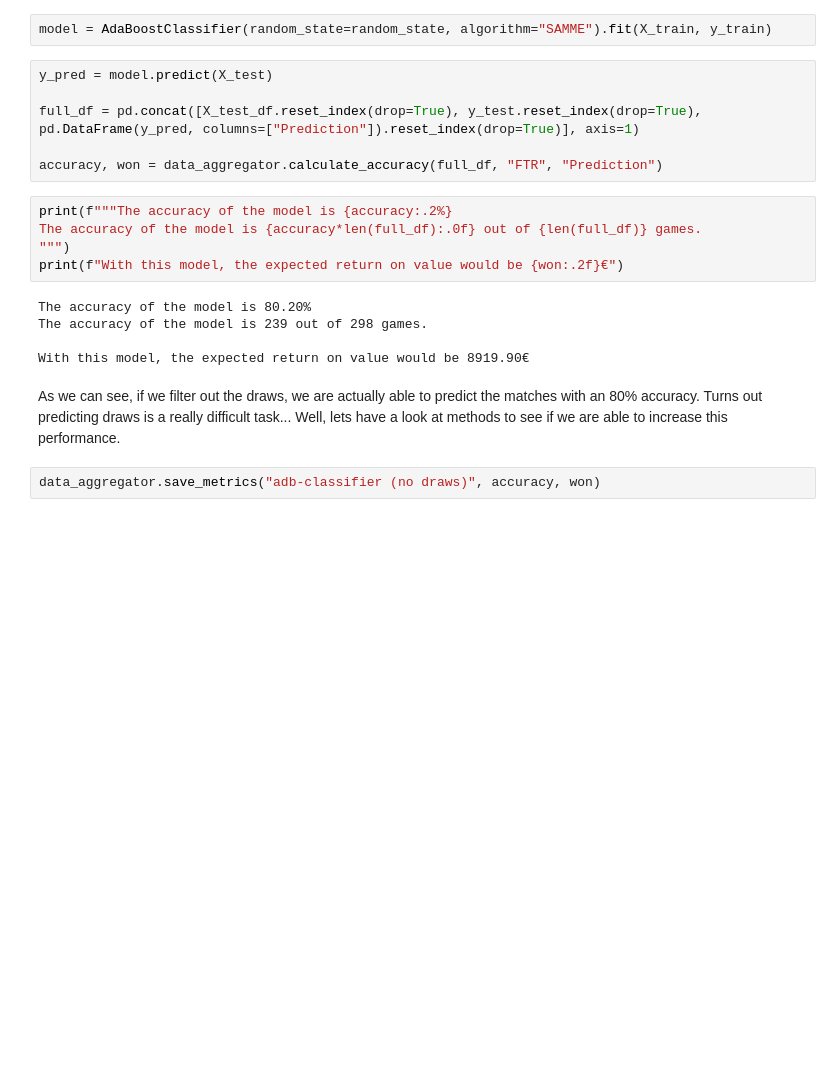
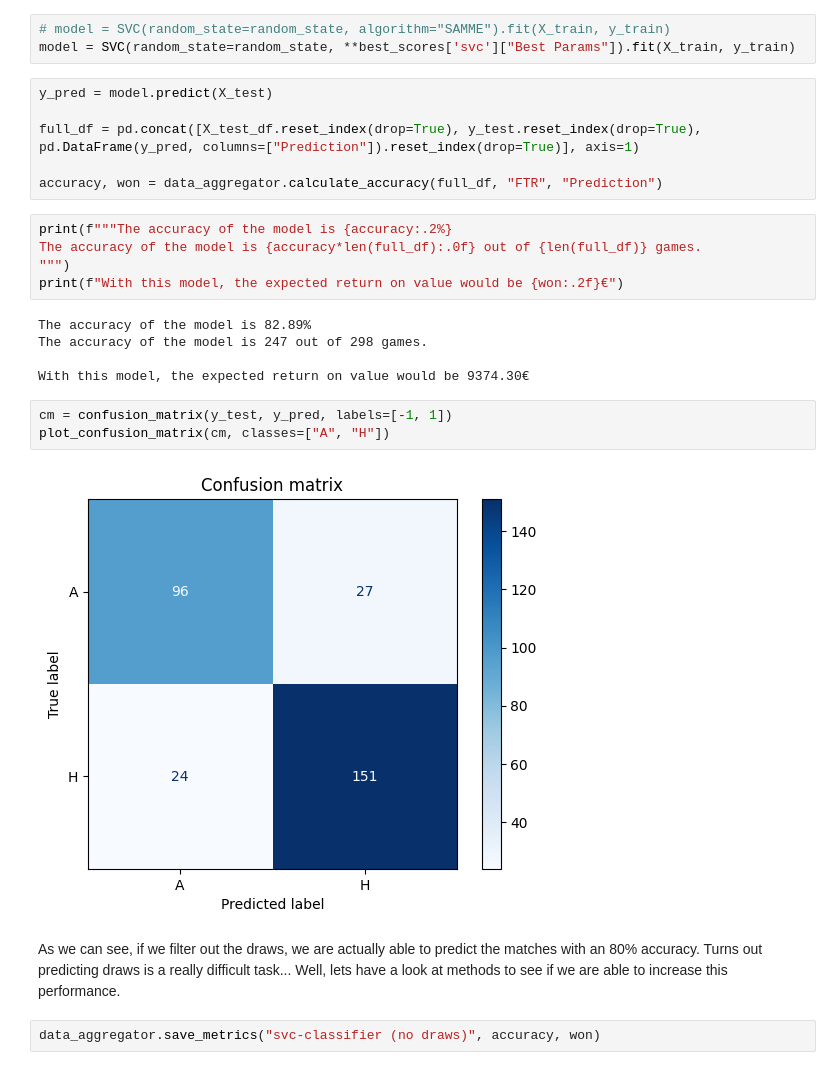
Before and after one commit to AndreasMarken/A3I-Unibo-Project, a Jupyter notebook: notebook/6. Classifiers.ipynb, the cells around one changed output. Cells and saved outputs as stored; diff of their text form; blank space fills up the shorter version.

```diff
--- a/notebook/6. Classifiers.ipynb
+++ b/notebook/6. Classifiers.ipynb
@@ -217,5 +216,6 @@ Instead of performing the full grid search again, we can see that adaboost perfo
 # %%
-model = AdaBoostClassifier(random_state=random_state, algorithm="SAMME").fit(X_train, y_train)
+# model = SVC(random_state=random_state, algorithm="SAMME").fit(X_train, y_train)
+model = SVC(random_state=random_state, **best_scores['svc']["Best Params"]).fit(X_train, y_train)
 # %%
 y_pred = model.predict(X_test)
 
@@ -228,11 +228,16 @@ The accuracy of the model is {accuracy*len(full_df):.0f} out of {len(full_df)} g
 """)
 print(f"With this model, the expected return on value would be {won:.2f}€")
 # %% [output]
-The accuracy of the model is 80.20%
-The accuracy of the model is 239 out of 298 games.
+The accuracy of the model is 82.89%
+The accuracy of the model is 247 out of 298 games.
 
-With this model, the expected return on value would be 8919.90€
+With this model, the expected return on value would be 9374.30€
+# %%
+cm = confusion_matrix(y_test, y_pred, labels=[-1, 1])
+plot_confusion_matrix(cm, classes=["A", "H"])
+# %% [output]
+[figure, added]
 # %% [markdown]
 As we can see, if we filter out the draws, we are actually able to predict the matches with an 80% accuracy. Turns out predicting draws is a really difficult task... Well, lets have a look at methods to see if we are able to increase this performance.
 # %%
-data_aggregator.save_metrics("adb-classifier (no draws)", accuracy, won)
+data_aggregator.save_metrics("svc-classifier (no draws)", accuracy, won)
```
Also changed, not shown: parts of 5 cells of this notebook, 2 other files.
